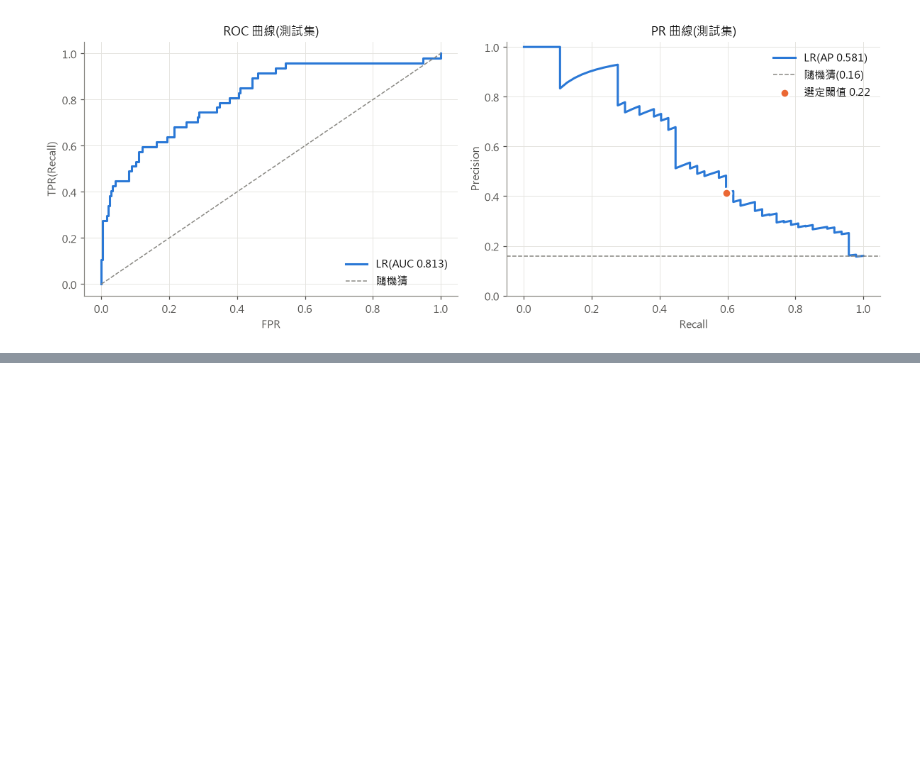
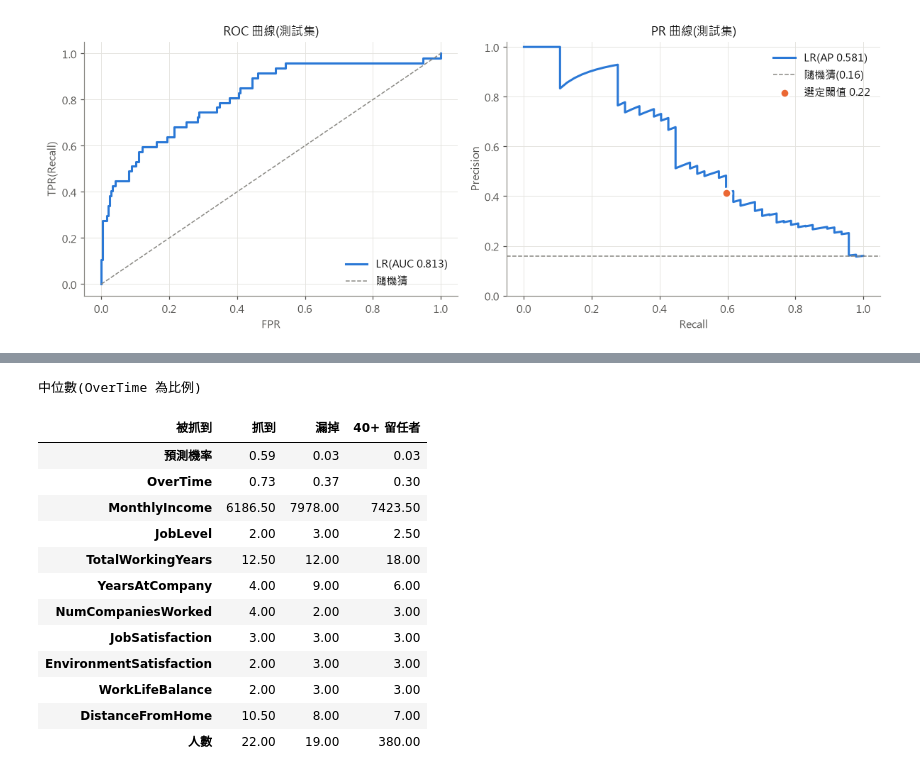
Before and after one commit to 1syuju/data_science_final_project, a Jupyter notebook: src/experiments.ipynb, the cells around one changed output, grey strips where cells are left out. Drawn from its saved outputs; the diff is of its cells as text; code cells hidden in the pictures; blank space fills up the shorter version.

```diff
--- a/src/experiments.ipynb
+++ b/src/experiments.ipynb
@@ -705,0 +786,35 @@ plt.show()
+# %%
+old = (age_group(X_train["Age"]).astype(str) == "40+").values & (y_train.values == 1)
+d = X_train[old].copy()
+d["被抓到"] = np.where(pred[old] == 1, "抓到", "漏掉")
+d["預測機率"] = oof[old]
+d["OverTime"] = (d["OverTime"] == "Yes").astype(int)
+cols = ["預測機率", "OverTime", "MonthlyIncome", "JobLevel", "TotalWorkingYears", "YearsAtCompany",
+        "NumCompaniesWorked", "JobSatisfaction", "EnvironmentSatisfaction", "WorkLifeBalance", "DistanceFromHome"]
+tab_old = d.groupby("被抓到")[cols].median().T
+tab_old["40+ 留任者"] = X_train[(age_group(X_train["Age"]).astype(str) == "40+").values & (y_train.values == 0)] \
+    .assign(OverTime=lambda x: (x["OverTime"] == "Yes").astype(int), 預測機率=oof[(age_group(X_train["Age"]).astype(str) == "40+").values & (y_train.values == 0)])[cols].median()
+tab_old.loc["人數"] = [int((d["被抓到"] == "抓到").sum()), int((d["被抓到"] == "漏掉").sum()),
+                     int(((age_group(X_train["Age"]).astype(str) == "40+").values & (y_train.values == 0)).sum())]
+print("中位數(OverTime 為比例)")
+tab_old = tab_old.round(2)
+tab_old.loc["OverTime"] = [d[d["被抓到"] == "抓到"]["OverTime"].mean().round(2),
+                           d[d["被抓到"] == "漏掉"]["OverTime"].mean().round(2),
+                           (X_train[(age_group(X_train["Age"]).astype(str) == "40+").values & (y_train.values == 0)]["OverTime"] == "Yes").mean().round(2)]
+tab_old.to_csv(REPORTS / "error_analysis_40plus.csv")
+tab_old
+# %% [output]
+中位數(OverTime 為比例)
+| 被抓到 | 抓到 | 漏掉 | 40+ 留任者 |
+| 預測機率 | 0.59 | 0.03 | 0.03 |
+| OverTime | 0.73 | 0.37 | 0.30 |
+| MonthlyIncome | 6186.50 | 7978.00 | 7423.50 |
+| JobLevel | 2.00 | 3.00 | 2.50 |
+| TotalWorkingYears | 12.50 | 12.00 | 18.00 |
+| YearsAtCompany | 4.00 | 9.00 | 6.00 |
+| NumCompaniesWorked | 4.00 | 2.00 | 3.00 |
+| JobSatisfaction | 3.00 | 3.00 | 3.00 |
+| EnvironmentSatisfaction | 2.00 | 3.00 | 3.00 |
+| WorkLifeBalance | 2.00 | 3.00 | 3.00 |
+| DistanceFromHome | 10.50 | 8.00 | 7.00 |
+| 人數 | 22.00 | 19.00 | 380.00 |
```
Also changed, not shown: parts of 4 cells of this notebook, 6 other files.
